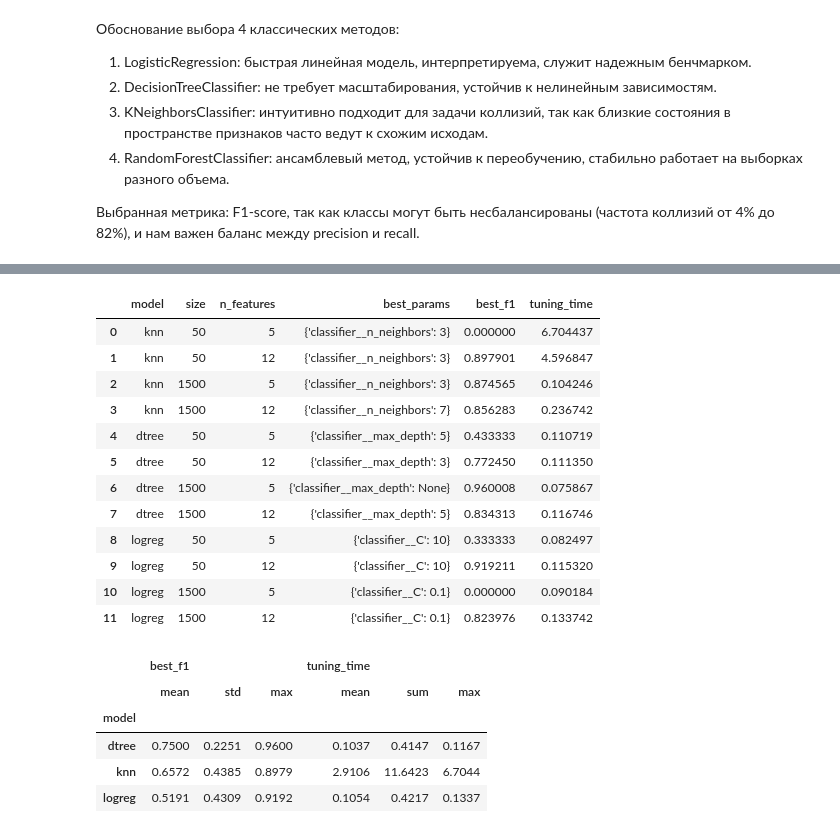
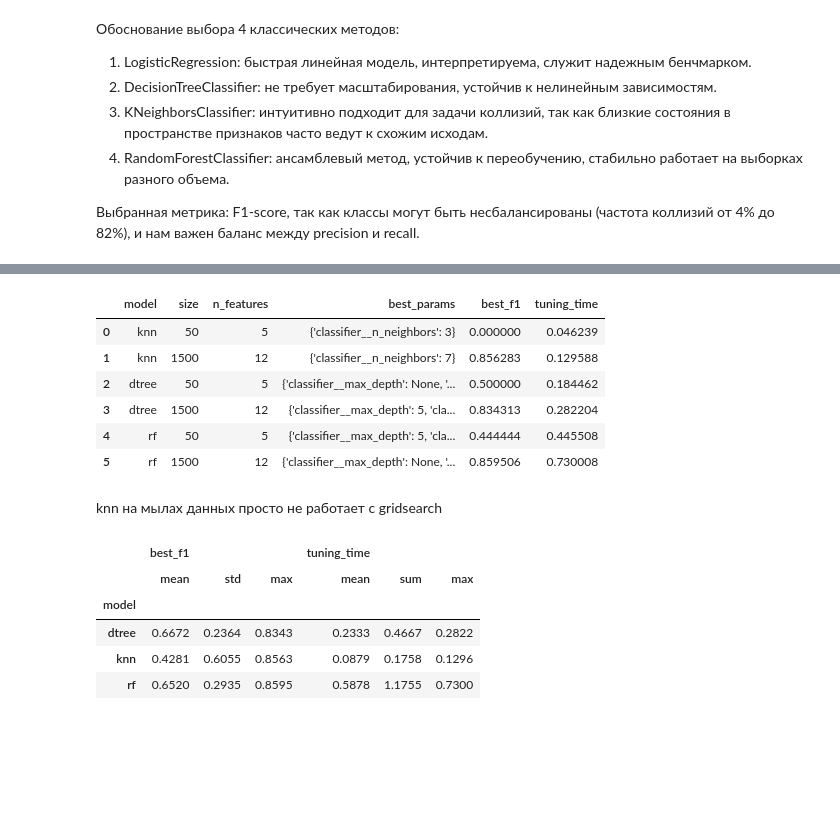
Before and after one commit to Baklanov-Daniil/master, a Jupyter notebook: practice/lab2/lab2.ipynb, the cells around one changed output, grey strips where cells are left out. Cells and saved outputs as stored; diff of their text form; code cells hidden in the pictures; blank space fills up the shorter version.

```diff
--- a/practice/lab2/lab2.ipynb
+++ b/practice/lab2/lab2.ipynb
@@ -30,7 +30,7 @@ def generate_object_features(n_features, n_samples, rng):
         if t == "binary":
             data[col_name] = rng.integers(0, 2, size=n_samples)
         elif t == "nominal":
-            data[col_name] = rng.choice(["A", "B", "C", "D"], size=n_samples)
+            data[col_name] = rng.choice([1, 2, 3, 4], size=n_samples)
         elif t == "ordinal":
             data[col_name] = rng.integers(0, 5, size=n_samples)
         elif t == "quantitative":
@@ -242,29 +238,42 @@ Top-3 fastest on small  ['knn', 'dtree', 'logreg']
 # %%
 param_grids = {
-    'logreg': {'classifier__C': [0.1, 1, 10]},
-    'dtree': {'classifier__max_depth': [3, 5, None]},
     'knn': {'classifier__n_neighbors': [3, 5, 7]},
+    'dtree': {
+        'classifier__max_depth': [None, 3, 5, 10, 15, 20],
+        'classifier__min_samples_split': [2, 5, 10, 15, 20]
+    },
+    'rf': {
+        'classifier__n_estimators': [50, 100],
+        'classifier__max_depth': [1, 3, 5, None]
+    },
 }
+
+top3 = {
+    'knn': {'classifier__n_neighbors': [3, 5, 7]},
+    'dtree': DecisionTreeClassifier(random_state=42),
+    'rf': RandomForestClassifier(n_estimators=50, random_state=42)
+}
 # %%
 tuning_results = []
+sizes = {50: 5, 1500: 12}
 for model_name in top3:
-    for size in [50, 1500]:
-        for nf in [5, 12]:
-            path = f"datasets/ds_size{size}_feat{nf}.csv"
-            if not os.path.exists(path):
-                continue
-            df = pd.read_csv(path)
-            X = df.drop('collision', axis=1)
-            y = df['collision']
-            cols = X.columns.tolist()
-            base_model = models[model_name]
-            pipe = make_pipeline(base_model, cols)
-            grid = GridSearchCV(pipe, param_grids[model_name], cv=3, scoring='f1', n_jobs=-1)
-            t0 = time.time()
-            grid.fit(X, y)
-            elapsed = time.time() - t0
-            tuning_results.append({'model': model_name, 'size': size, 'n_features': nf, 'best_params': grid.best_params_, 'best_f1': grid.best_score_, 'tuning_time': elapsed})
-            print(f"Tuning {model_name} | Size:{size} | Time:{elapsed:.2f}s | F1:{grid.best_score_:.3f}")
+    for size, nf in sizes.items():
+        path = f"datasets/ds_size{size}_feat{nf}.csv"
+        if not os.path.exists(path):
+            continue
+        df = pd.read_csv(path)
+        X = df.drop('collision', axis=1)
+        y = df['collision']
+        cols = X.columns.tolist()
+        base_model = models[model_name]
+        pipe = make_pipeline(base_model, cols)
+        grid = GridSearchCV(pipe, param_grids[model_name], cv=3, scoring='f1', n_jobs=-1)
+        t0 = time.time()
+        grid.fit(X, y)
+        elapsed = time.time() - t0
+
+        tuning_results.append({'model': model_name, 'size': size, 'n_features': nf, 'best_params': grid.best_params_, 'best_f1': grid.best_score_, 'tuning_time': elapsed})
+        print(f"Tuning {model_name} | Size:{size} | Time:{elapsed:.2f}s | F1:{grid.best_score_:.3f}")
 
 tuning_df = pd.DataFrame(tuning_results)
 tuning_df
@@ -284,16 +287,12 @@ Tuning logreg | Size:1500 | Time:0.13s | F1:0.824
 |  | model | size | n_features | best_params | best_f1 | tuning_time |
-| 0 | knn | 50 | 5 | {'classifier__n_neighbors': 3} | 0.000000 | 6.704437 |
-| 1 | knn | 50 | 12 | {'classifier__n_neighbors': 3} | 0.897901 | 4.596847 |
-| 2 | knn | 1500 | 5 | {'classifier__n_neighbors': 3} | 0.874565 | 0.104246 |
-| 3 | knn | 1500 | 12 | {'classifier__n_neighbors': 7} | 0.856283 | 0.236742 |
-| 4 | dtree | 50 | 5 | {'classifier__max_depth': 5} | 0.433333 | 0.110719 |
-| 5 | dtree | 50 | 12 | {'classifier__max_depth': 3} | 0.772450 | 0.111350 |
-| 6 | dtree | 1500 | 5 | {'classifier__max_depth': None} | 0.960008 | 0.075867 |
-| 7 | dtree | 1500 | 12 | {'classifier__max_depth': 5} | 0.834313 | 0.116746 |
-| 8 | logreg | 50 | 5 | {'classifier__C': 10} | 0.333333 | 0.082497 |
-| 9 | logreg | 50 | 12 | {'classifier__C': 10} | 0.919211 | 0.115320 |
-| 10 | logreg | 1500 | 5 | {'classifier__C': 0.1} | 0.000000 | 0.090184 |
-| 11 | logreg | 1500 | 12 | {'classifier__C': 0.1} | 0.823976 | 0.133742 |
+| 0 | knn | 50 | 5 | {'classifier__n_neighbors': 3} | 0.000000 | 0.046239 |
+| 1 | knn | 1500 | 12 | {'classifier__n_neighbors': 7} | 0.856283 | 0.129588 |
+| 2 | dtree | 50 | 5 | {'classifier__max_depth': None, '... | 0.500000 | 0.184462 |
+| 3 | dtree | 1500 | 12 | {'classifier__max_depth': 5, 'cla... | 0.834313 | 0.282204 |
+| 4 | rf | 50 | 5 | {'classifier__max_depth': 5, 'cla... | 0.444444 | 0.445508 |
+| 5 | rf | 1500 | 12 | {'classifier__max_depth': None, '... | 0.859506 | 0.730008 |
+# %% [markdown]
+knn на мылах данных просто не работает с gridsearch
 # %%
 summary_table = tuning_df.groupby('model').agg({
     'best_f1': ['mean', 'std', 'max'],
@@ -305,9 +304,9 @@ summary_table
 |  | best_f1 |  |  | tuning_time |  |  |
 |  | mean | std | max | mean | sum | max |
 | model |  |  |  |  |  |  |
-| dtree | 0.7500 | 0.2251 | 0.9600 | 0.1037 | 0.4147 | 0.1167 |
-| knn | 0.6572 | 0.4385 | 0.8979 | 2.9106 | 11.6423 | 6.7044 |
-| logreg | 0.5191 | 0.4309 | 0.9192 | 0.1054 | 0.4217 | 0.1337 |
+| dtree | 0.6672 | 0.2364 | 0.8343 | 0.2333 | 0.4667 | 0.2822 |
+| knn | 0.4281 | 0.6055 | 0.8563 | 0.0879 | 0.1758 | 0.1296 |
+| rf | 0.6520 | 0.2935 | 0.8595 | 0.5878 | 1.1755 | 0.7300 |
 # %%
 print("ИТОГОВЫЕ РЕЗУЛЬТАТЫ GRIDSEARCHCV")
 
```
Also changed, not shown: parts of 6 cells of this notebook, 30 other files.
